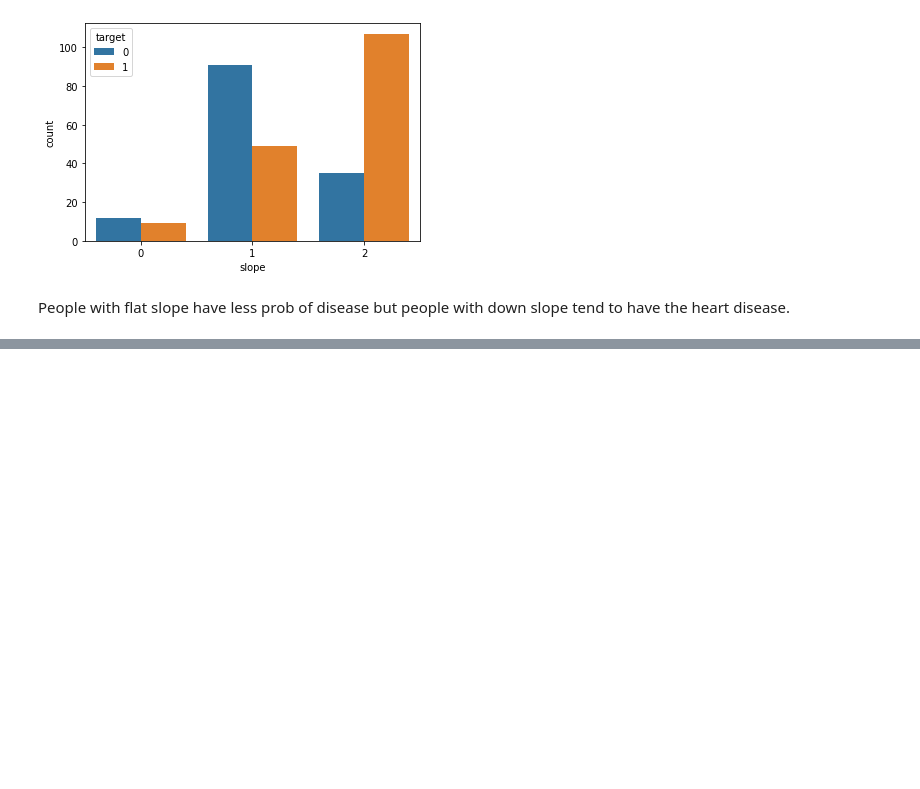
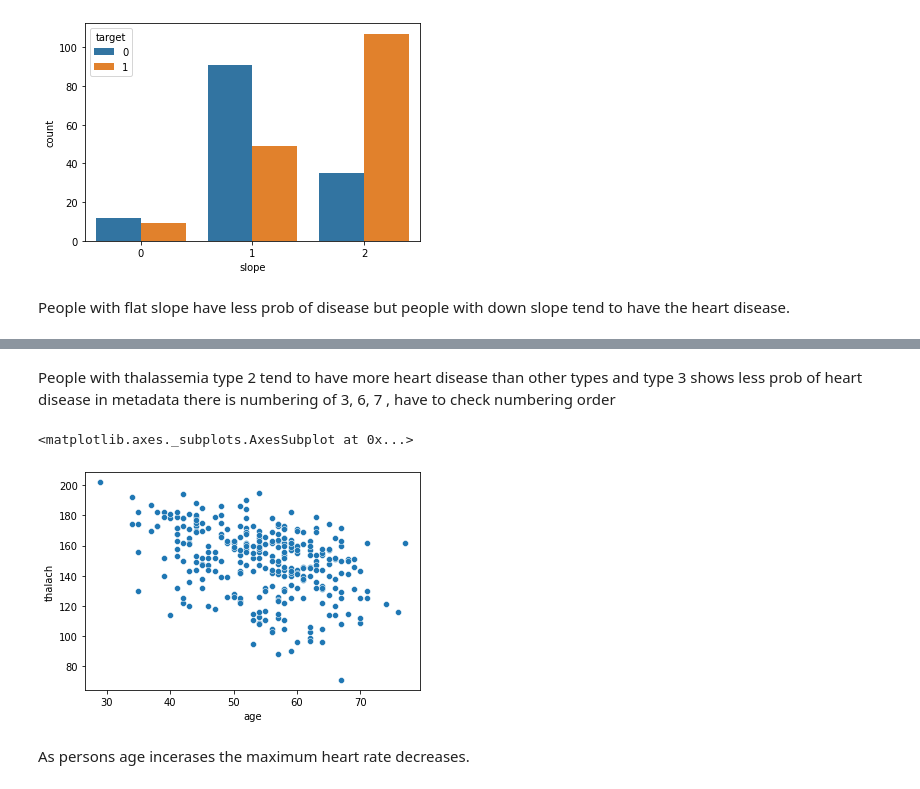
Before and after one commit to SurajJadhav-5/Heart_Disease_Prediction_Viz, a Jupyter notebook: Heart_Data_Viz.ipynb, the cells around one changed output, grey strips where cells are left out. Saved outputs shown, nothing was run; the diff lists cells and outputs as text; code cells hidden in the pictures; blank space fills up the shorter version.

```diff
--- a/Heart_Data_Viz.ipynb
+++ b/Heart_Data_Viz.ipynb
@@ -185,0 +196,9 @@ People with flat slope have less prob of disease but people with down slope tend
+# %% [markdown]
+People with thalassemia type 2 tend to have more heart disease than other types and type 3 shows less prob of heart disease in metadata there is numbering of 3, 6, 7 , have to check numbering order
+# %%
+sns.scatterplot(data.age, data.thalach)
+# %% [output]
+<matplotlib.axes._subplots.AxesSubplot at 0x...>
+[figure, added]
+# %% [markdown]
+As persons age incerases the maximum heart rate decreases.
```
Also changed, not shown: parts of 2 cells of this notebook.
